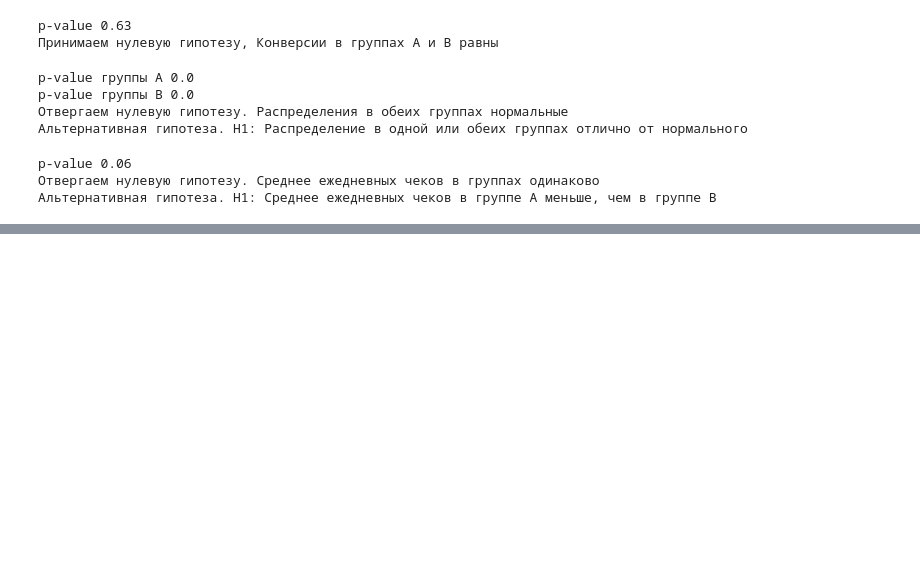
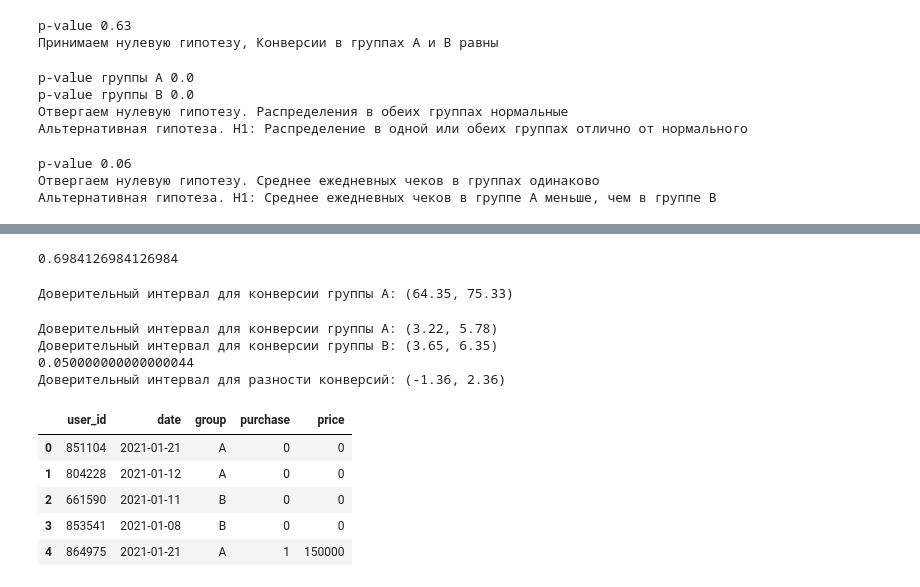
Before and after one commit to madskillskill/sf_data_science, a Jupyter notebook: EDA-5/EDA-5.ipynb, the cells around one changed output, grey strips where cells are left out. Saved outputs shown, nothing was run; the diff lists cells and outputs as text; code cells hidden in the pictures; blank space fills up the shorter version.

```diff
--- a/EDA-5/EDA-5.ipynb
+++ b/EDA-5/EDA-5.ipynb
@@ -457,0 +588,67 @@ z_crit = -norm.ppf(alpha/2) # z критическое
+# %%
+132/189
+# %% [output]
+0.6984126984126984
+# %%
+def proportions_conf_interval(n, x_p, gamma=0.95):
+    alpha = 1 - gamma # уровень значимости
+    z_crit = -norm.ppf(alpha/2) # z критическое
+    eps = z_crit * (x_p * (1 - x_p) / n) ** 0.5 #погрешность
+    lower_bound = x_p - eps # левая (нижняя) граница
+    upper_bound = x_p + eps # правая (верхняя) граница
+    # возвращаем кортеж из округлённых границ интервала
+    return round(lower_bound * 100, 2), round(upper_bound * 100, 2)
+
+
+
+
+
+conf_interval_a = proportions_conf_interval(
+n=189, # размер выборки
+x_p=132/189, # выборочная пропорция
+gamma=0.9
+)
+
+print('Доверительный интервал для конверсии группы А: {}'.format(conf_interval_a))
+
+# Доверительный интервал для конверсии группы А: (11.86, 12.19)
+# Доверительный интервал для конверсии группы B: (11.7, 12.03)
+# %% [output]
+Доверительный интервал для конверсии группы А: (64.35, 75.33)
+# %%
+conf_interval_a = proportions_conf_interval(
+n=1000, # размер выборки
+x_p=45/1000, # выборочная пропорция
+gamma=0.95
+)
+
+print('Доверительный интервал для конверсии группы А: {}'.format(conf_interval_a))
+
+conf_interval_b = proportions_conf_interval(
+n=1000, # размер выборки
+x_p=50/1000, # выборочная пропорция
+gamma=0.95
+)
+
+print('Доверительный интервал для конверсии группы B: {}'.format(conf_interval_b))
+
+n = [1000, 1000]
+xp = [45/1000, 50/1000]
+diff_interval = diff_prop_conf_interval(n,xp)
+print('Доверительный интервал для разности конверсий: {}'.format(diff_interval))
+# %% [output]
+Доверительный интервал для конверсии группы А: (3.22, 5.78)
+Доверительный интервал для конверсии группы B: (3.65, 6.35)
+0.050000000000000044
+Доверительный интервал для разности конверсий: (-1.36, 2.36)
+# %%
+td = pd.read_csv('data/ab_data_tourist.csv',sep=',')
+# %%
+td.head()
+# %% [output]
+|  | user_id | date | group | purchase | price |
+| 0 | 851104 | 2021-01-21 | A | 0 | 0 |
+| 1 | 804228 | 2021-01-12 | A | 0 | 0 |
+| 2 | 661590 | 2021-01-11 | B | 0 | 0 |
+| 3 | 853541 | 2021-01-08 | B | 0 | 0 |
+| 4 | 864975 | 2021-01-21 | A | 1 | 150000 |
```
Also changed, not shown: parts of 21 cells of this notebook, 3 other files.
